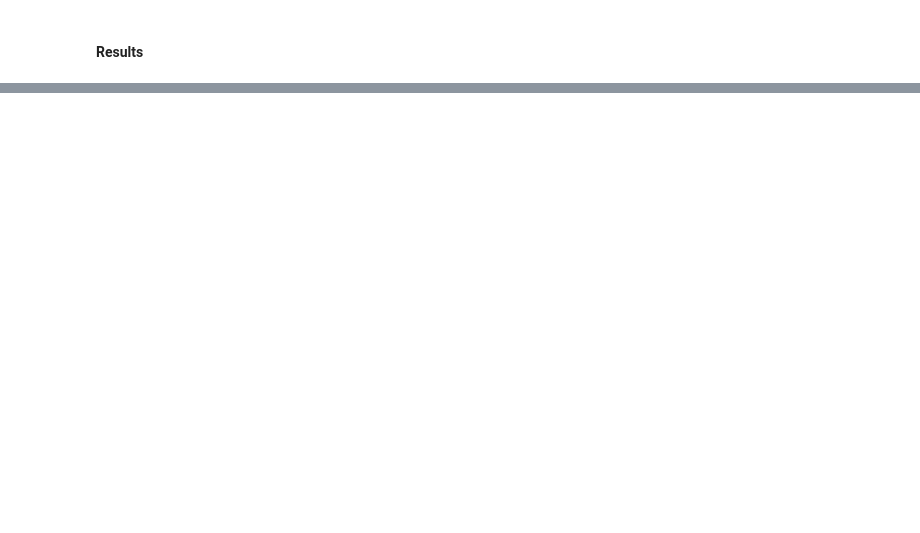
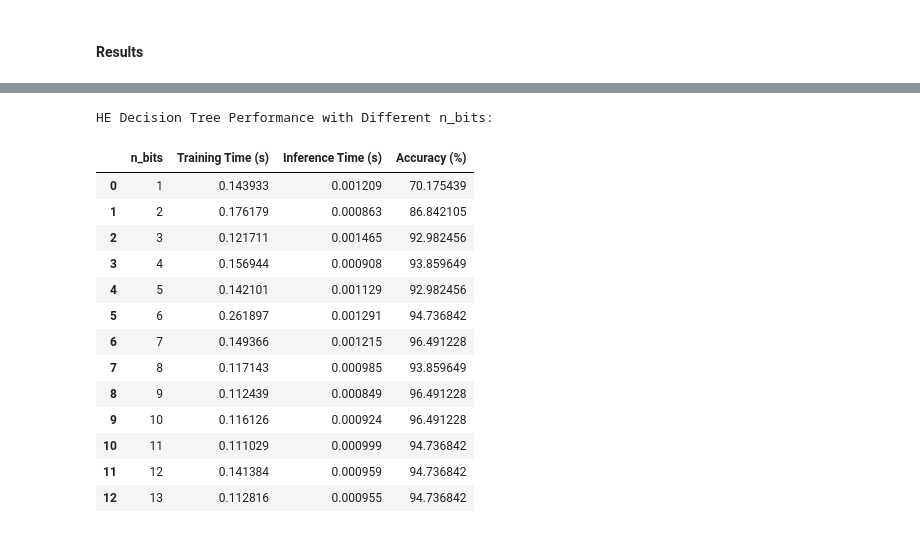
Before and after one commit to LiuZYZY/IS614_Homomorphic_Encryption, a Jupyter notebook: Concrete-ML-proto.ipynb, the cells around one changed output, grey strips where cells are left out. Saved outputs shown, nothing was run; the diff lists cells and outputs as text; code cells hidden in the pictures; blank space fills up the shorter version.

```diff
--- a/Concrete-ML-proto.ipynb
+++ b/Concrete-ML-proto.ipynb
@@ -402,0 +483,20 @@ Training Time Comparison:
+# %%
+# Display the results table
+print("HE Decision Tree Performance with Different n_bits:")
+display(results_df)
+# %% [output]
+HE Decision Tree Performance with Different n_bits:
+|  | n_bits | Training Time (s) | Inference Time (s) | Accuracy (%) |
+| 0 | 1 | 0.143933 | 0.001209 | 70.175439 |
+| 1 | 2 | 0.176179 | 0.000863 | 86.842105 |
+| 2 | 3 | 0.121711 | 0.001465 | 92.982456 |
+| 3 | 4 | 0.156944 | 0.000908 | 93.859649 |
+| 4 | 5 | 0.142101 | 0.001129 | 92.982456 |
+| 5 | 6 | 0.261897 | 0.001291 | 94.736842 |
+| 6 | 7 | 0.149366 | 0.001215 | 96.491228 |
+| 7 | 8 | 0.117143 | 0.000985 | 93.859649 |
+| 8 | 9 | 0.112439 | 0.000849 | 96.491228 |
+| 9 | 10 | 0.116126 | 0.000924 | 96.491228 |
+| 10 | 11 | 0.111029 | 0.000999 | 94.736842 |
+| 11 | 12 | 0.141384 | 0.000959 | 94.736842 |
+| 12 | 13 | 0.112816 | 0.000955 | 94.736842 |
```
Also changed, not shown: parts of 13 cells of this notebook.
